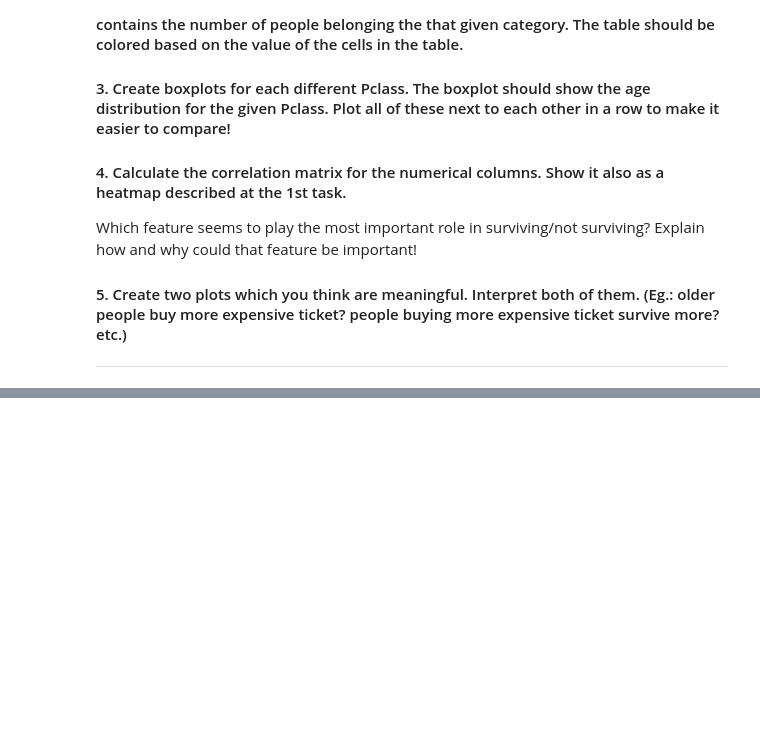
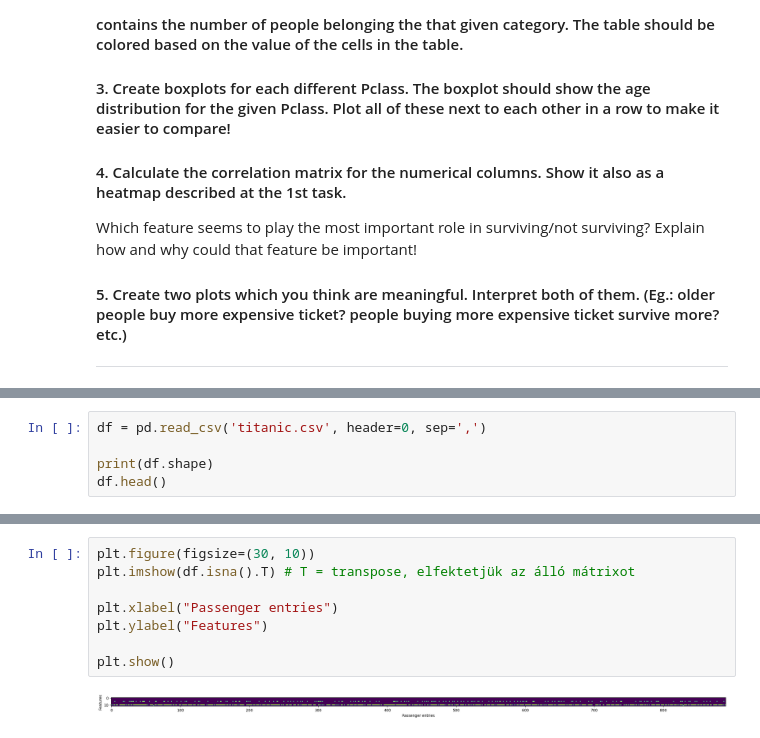
Before and after one commit to jvrErvin/python_learning, a Jupyter notebook: 6_exploratory_data_analysis_eda/titanic_eda.ipynb, the cells around one changed output, grey strips where cells are left out. Drawn from its saved outputs; the diff is of its cells as text; blank space fills up the shorter version.

```diff
--- a/6_exploratory_data_analysis_eda/titanic_eda.ipynb
+++ b/6_exploratory_data_analysis_eda/titanic_eda.ipynb
@@ -53,0 +48,5 @@ please provide us feedback at https://github.com/pandas-dev/pandas/issues/54466
+# %%
+df = pd.read_csv('titanic.csv', header=0, sep=',')
+
+print(df.shape)
+df.head()
@@ -53,0 +107,10 @@ please provide us feedback at https://github.com/pandas-dev/pandas/issues/54466
+# %%
+plt.figure(figsize=(30, 10))
+plt.imshow(df.isna().T) # T = transpose, elfektetjük az álló mátrixot
+
+plt.xlabel("Passenger entries")
+plt.ylabel("Features")
+
+plt.show()
+# %% [output]
+[figure, added]
```
Also changed, not shown: parts of 7 cells of this notebook.
